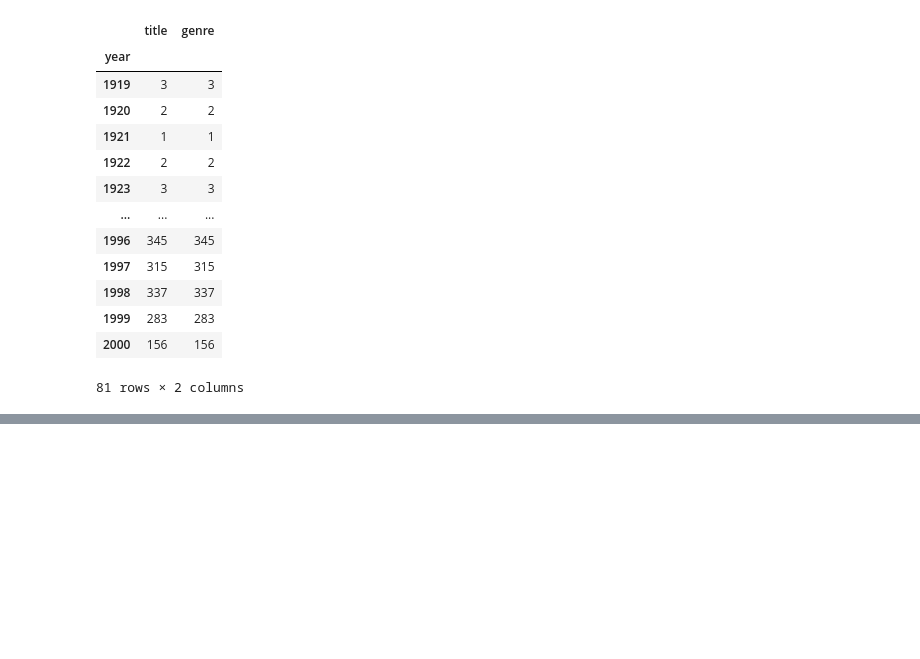
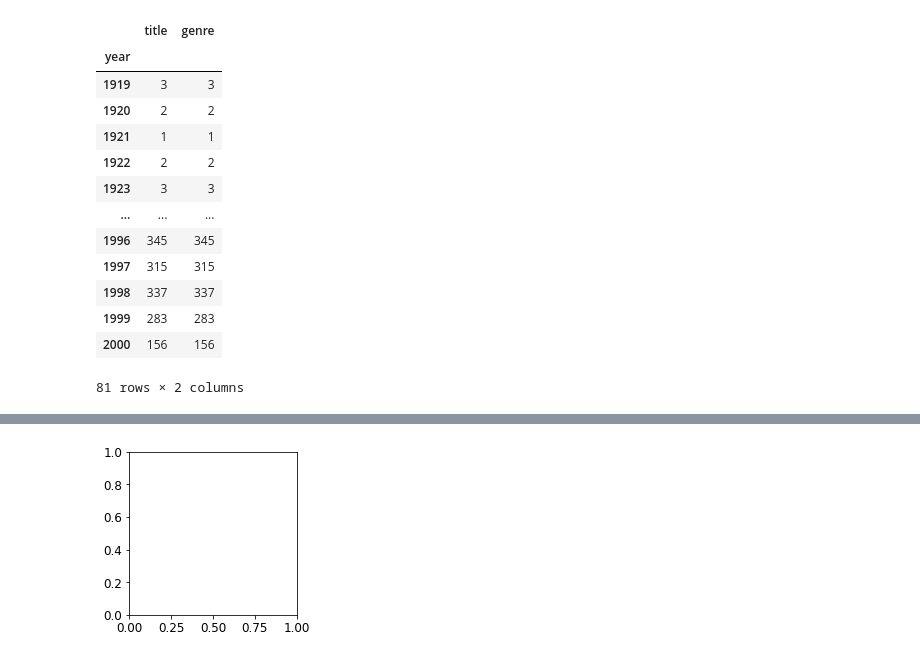
Before and after one commit to francescodilda/MLPNS_FDilda, a Jupyter notebook: MLPNS23_bootcamp.ipynb, the cells around one changed output, grey strips where cells are left out. Drawn from its saved outputs; the diff is of its cells as text; code cells hidden in the pictures; blank space fills up the shorter version.

```diff
--- a/MLPNS23_bootcamp.ipynb
+++ b/MLPNS23_bootcamp.ipynb
@@ -480,0 +770,2 @@ movies.groupby("year").count().plot(y = "")
+# %%
+pl.rcParams
@@ -480,0 +790,5 @@ movies.groupby("year").count().plot(y = "")
+# %%
+pl.rcParams['font.size'] = 20
+# %%
+s = {'font.size' : 20, 'figure.figsize' : (10,10)}
+pylab.rcParams.update(s)
@@ -480,0 +801,7 @@ movies.groupby("year").count().plot(y = "")
+# %%
+pl.rcParams['font.size'] = 12
+# %%
+fig = pl.figure(figsize = (3,3));
+ax = fig.add_subplot(1,1,1);
+# %% [output]
+[figure, added]
```
Also changed, not shown: parts of 58 cells of this notebook.
